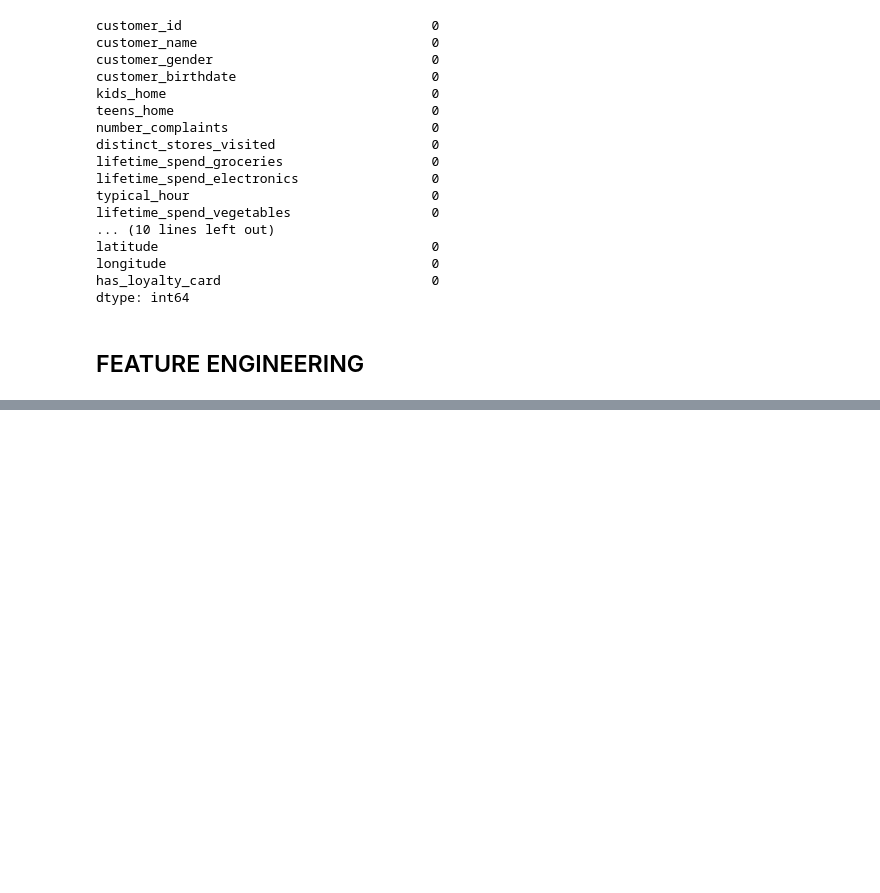
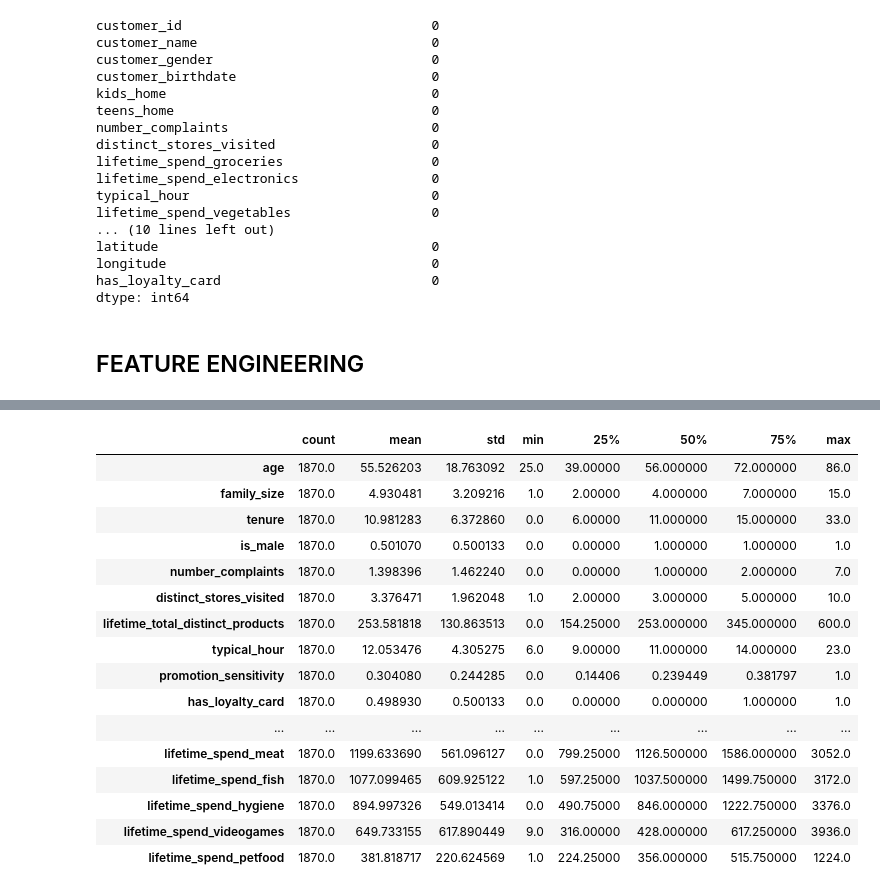
Before and after one commit to saifhoque15-netizen/ML2-Customer-Segmentation, a Jupyter notebook: notebooks/Customer_Segmentation.ipynb, the cells around one changed output, grey strips where cells are left out. Cells and saved outputs as stored; diff of their text form; code cells hidden in the pictures; blank space fills up the shorter version.

```diff
--- a/notebooks/Customer_Segmentation.ipynb
+++ b/notebooks/Customer_Segmentation.ipynb
@@ -268,0 +305,6 @@ customer_clean[ ["age","family_size","tenure","total_spend","promotion_sensitivi
+# %%
+dbscan_scaler = StandardScaler()
+
+X_dbscan = dbscan_scaler.fit_transform(X)
+
+X_dbscan.shape
@@ -268,0 +313,9 @@ customer_clean[ ["age","family_size","tenure","total_spend","promotion_sensitivi
+# %%
+dbscan = DBSCAN(
+    eps=3,
+    min_samples=10
+)
+
+dbscan_labels = dbscan.fit_predict(X_dbscan)
+
+pd.Series(dbscan_labels).value_counts().head()
@@ -268,0 +336,2 @@ customer_clean[ ["age","family_size","tenure","total_spend","promotion_sensitivi
+# %%
+customer_clean['dbscan_label'] = dbscan_labels
@@ -268,0 +360,20 @@ customer_clean[ ["age","family_size","tenure","total_spend","promotion_sensitivi
+# %%
+customer_clean[customer_clean['dbscan_label'] == -1][cluster_features].describe().T
+# %% [output]
+|  | count | mean | std | min | 25% | 50% | 75% | max |
+| age | 1870.0 | 55.526203 | 18.763092 | 25.0 | 39.00000 | 56.000000 | 72.000000 | 86.0 |
+| family_size | 1870.0 | 4.930481 | 3.209216 | 1.0 | 2.00000 | 4.000000 | 7.000000 | 15.0 |
+| tenure | 1870.0 | 10.981283 | 6.372860 | 0.0 | 6.00000 | 11.000000 | 15.000000 | 33.0 |
+| is_male | 1870.0 | 0.501070 | 0.500133 | 0.0 | 0.00000 | 1.000000 | 1.000000 | 1.0 |
+| number_complaints | 1870.0 | 1.398396 | 1.462240 | 0.0 | 0.00000 | 1.000000 | 2.000000 | 7.0 |
+| distinct_stores_visited | 1870.0 | 3.376471 | 1.962048 | 1.0 | 2.00000 | 3.000000 | 5.000000 | 10.0 |
+| lifetime_total_distinct_products | 1870.0 | 253.581818 | 130.863513 | 0.0 | 154.25000 | 253.000000 | 345.000000 | 600.0 |
+| typical_hour | 1870.0 | 12.053476 | 4.305275 | 6.0 | 9.00000 | 11.000000 | 14.000000 | 23.0 |
+| promotion_sensitivity | 1870.0 | 0.304080 | 0.244285 | 0.0 | 0.14406 | 0.239449 | 0.381797 | 1.0 |
+| has_loyalty_card | 1870.0 | 0.498930 | 0.500133 | 0.0 | 0.00000 | 0.000000 | 1.000000 | 1.0 |
+| ... | ... | ... | ... | ... | ... | ... | ... | ... |
+| lifetime_spend_meat | 1870.0 | 1199.633690 | 561.096127 | 0.0 | 799.25000 | 1126.500000 | 1586.000000 | 3052.0 |
+| lifetime_spend_fish | 1870.0 | 1077.099465 | 609.925122 | 1.0 | 597.25000 | 1037.500000 | 1499.750000 | 3172.0 |
+| lifetime_spend_hygiene | 1870.0 | 894.997326 | 549.013414 | 0.0 | 490.75000 | 846.000000 | 1222.750000 | 3376.0 |
+| lifetime_spend_videogames | 1870.0 | 649.733155 | 617.890449 | 9.0 | 316.00000 | 428.000000 | 617.250000 | 3936.0 |
+| lifetime_spend_petfood | 1870.0 | 381.818717 | 220.624569 | 1.0 | 224.25000 | 356.000000 | 515.750000 | 1224.0 |
```
Also changed, not shown: parts of 22 cells of this notebook.
